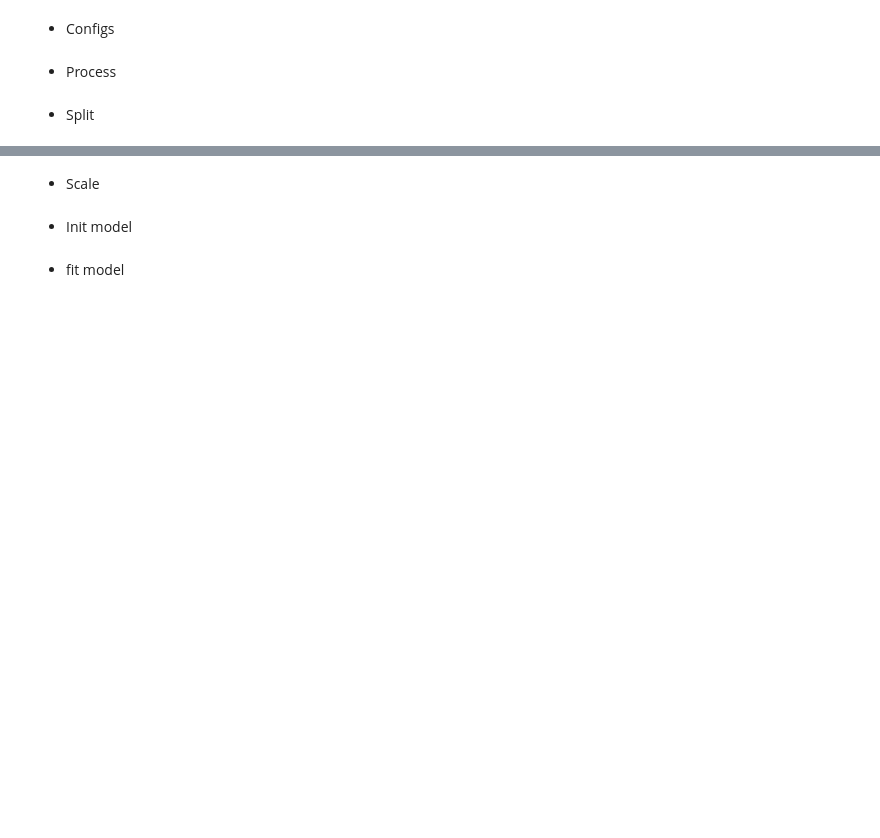
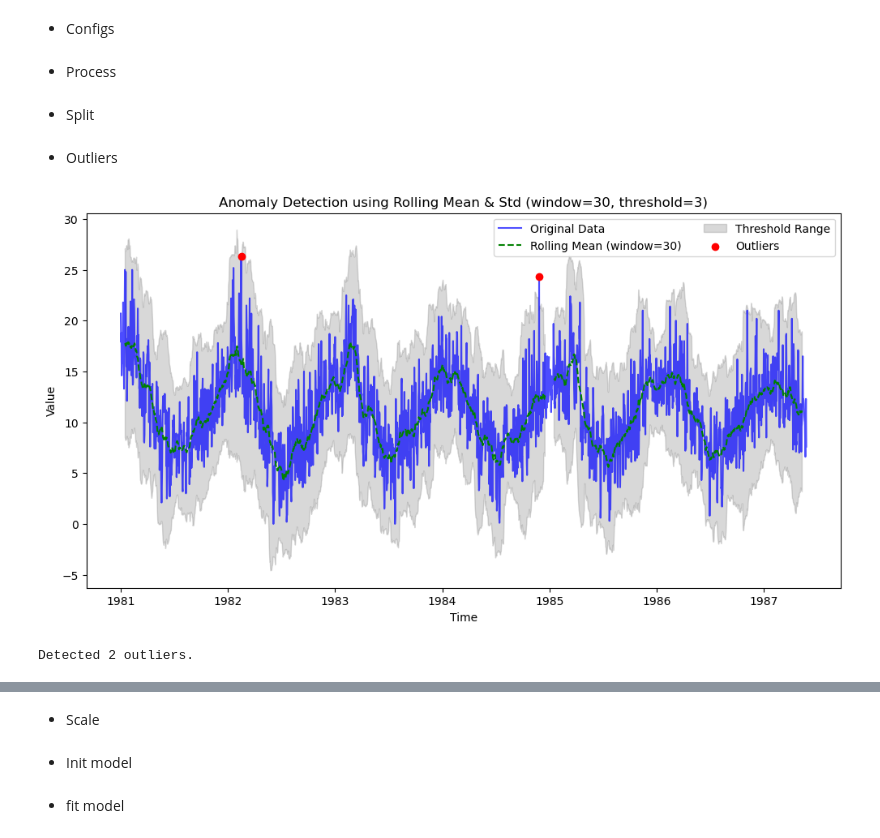
Before and after one commit to ritvien/Timeseries-Forecast, a Jupyter notebook: notebooks/3_2_THETA.ipynb, the cells around one changed output, grey strips where cells are left out. Saved outputs shown, nothing was run; the diff lists cells and outputs as text; code cells hidden in the pictures; blank space fills up the shorter version.

Commit message:
Fix scaler, outlier

```diff
--- a/notebooks/3_2_THETA.ipynb
+++ b/notebooks/3_2_THETA.ipynb
@@ -20,0 +58,39 @@ from sklearn.preprocessing import MinMaxScaler, StandardScaler
+# %%
+def anomaly_detection_rolling(data, window_size=20, threshold=3):
+    """
+    Phát hiện bất thường trong chuỗi thời gian bằng rolling mean và rolling std.
+
+    Parameters:
+        data (pd.Series): Chuỗi dữ liệu gốc.
+        window_size (int): Kích thước cửa sổ trượt.
+        threshold (float): Ngưỡng phát hiện outliers (số lần độ lệch chuẩn).
+
+    Returns:
+        outliers (pd.DataFrame): DataFrame chứa index và giá trị của outliers.
+    """
+    rolling_mean = data.rolling(window=window_size, center=True).mean()
+    rolling_std = data.rolling(window=window_size, center=True).std()
+
+    # Xác định ngưỡng trên và dưới
+    upper_bound = rolling_mean + threshold * rolling_std
+    lower_bound = rolling_mean - threshold * rolling_std
+
+    # Xác định các điểm bất thường
+    outlier_indices = (data > upper_bound) | (data < lower_bound)
+    outliers = data[outlier_indices]
+
+    # Vẽ biểu đồ
+    plt.figure(figsize=(12, 6))
+    plt.plot(data, label="Original Data", color='blue', alpha=0.7)
+    plt.plot(rolling_mean, label=f"Rolling Mean (window={window_size})", color='green', linestyle="--")
+    plt.fill_between(data.index, lower_bound, upper_bound, color='gray', alpha=0.3, label="Threshold Range")
+    plt.scatter(outliers.index, outliers, color='red', label="Outliers", zorder=3)
+
+    plt.xlabel("Time")
+    plt.ylabel("Value")
+    plt.title(f"Anomaly Detection using Rolling Mean & Std (window={window_size}, threshold={threshold})")
+    plt.legend(ncol=2)
+    plt.show()
+
+    print(f"Detected {len(outliers)} outliers.")
+    return outliers.to_frame(name="Value")
@@ -233,3 +360,10 @@ split_idx = int(len(data_copy) * 0.8)
 train_data = data_copy.iloc[:split_idx]
 val_data = data_copy.iloc[split_idx:]
 length_pred = len(val_data)
+# %% [markdown]
+* Outliers
+# %%
+outliers = anomaly_detection_rolling(train_data['temperatures'], 30, 3)
+# %% [output]
+[figure, added]
+Detected 2 outliers.
```
Also changed, not shown: parts of 14 cells of this notebook, 13 other files.
